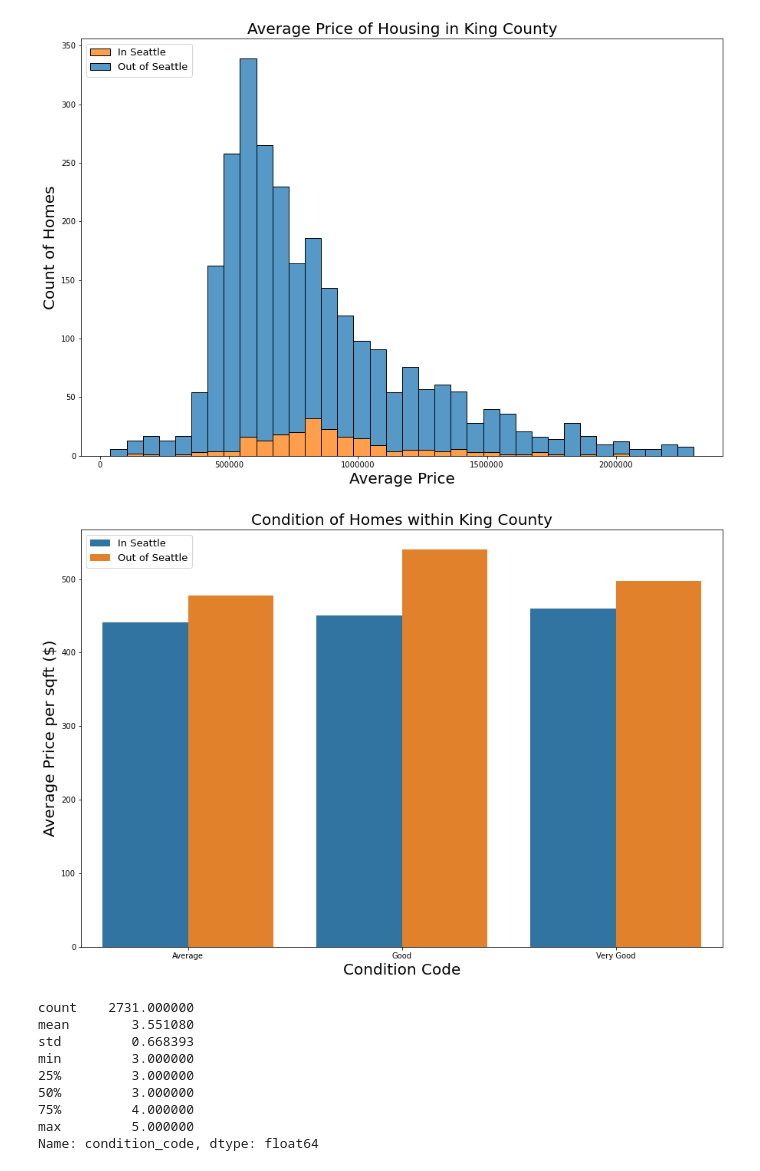
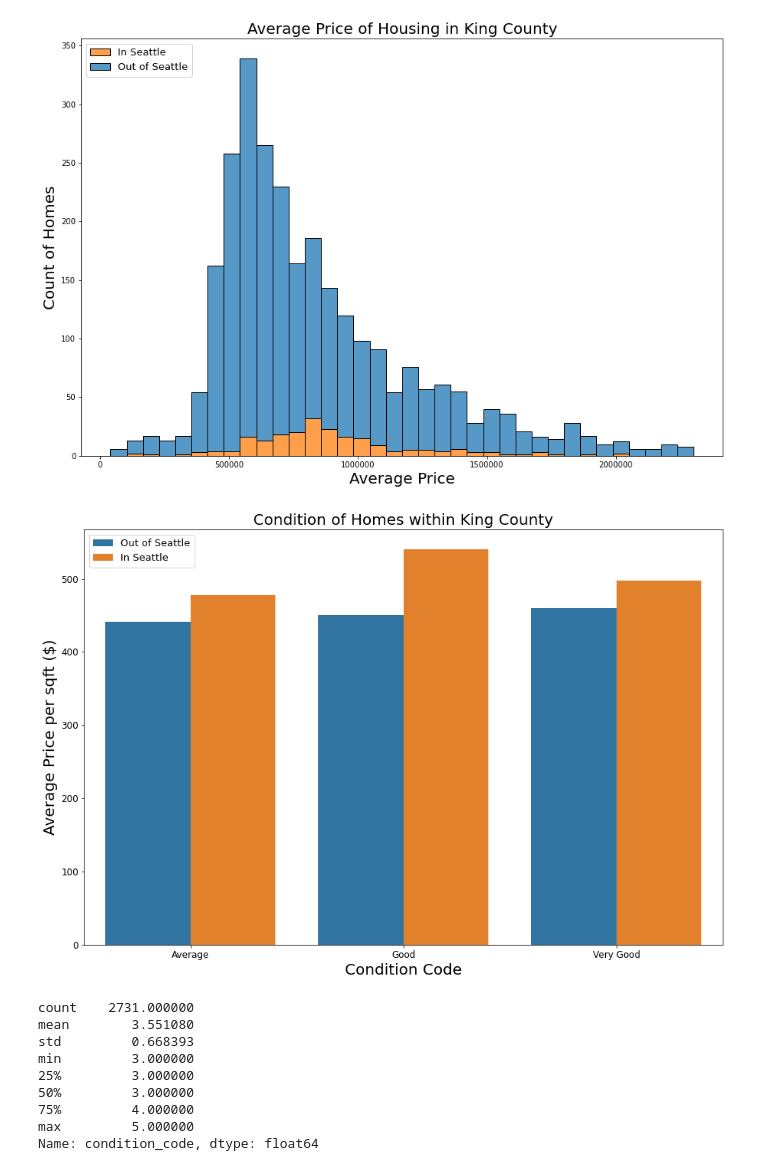
Before and after one commit to albertcchen/dsc-phase-2-project, a Jupyter notebook: Data_Visuals.ipynb, the cells around one changed output. Saved outputs shown, nothing was run; the diff lists cells and outputs as text; code cells hidden in the pictures.

Commit message:
corrected color legends

```diff
--- a/Data_Visuals.ipynb
+++ b/Data_Visuals.ipynb
@@ -152,18 +140,19 @@ plt.ticklabel_format(style='plain',axis='x');
 # %%
 fig, ax = plt.subplots(figsize = (15 , 10))
 
 import matplotlib.ticker as ticker
 from matplotlib import pyplot as plt
 
 sns.barplot(x=data_relevant["condition_code"], y=data_relevant['price_sqft'], hue=data_relevant["in_Seattle"], ci = None)
-ax.legend(loc='upper left', labels=['In Seattle', 'Out of Seattle'], fontsize = 13)
+ax.legend(loc='upper left', labels=['Out of Seattle', 'In Seattle'], fontsize = 13)
 ax.set_xlabel('Condition Code', fontsize = 20)
 ax.set_ylabel('Average Price per sqft ($)', fontsize = 20)
 ax.set_title('Condition of Homes within King County', fontsize = 20)
 plt.ticklabel_format(style='plain',axis='y')
-ax.set_xticklabels(['Average','Good', 'Very Good']);
+ax.set_xticklabels(['Average','Good', 'Very Good'])
+ax.tick_params(axis='both', which='major', labelsize=12);
 # %% [output]
-[figure, old version]
+[figure, new version]
 # %%
 data_relevant.condition_code.describe()
 # %% [output]
```
Also changed, not shown: parts of 15 cells of this notebook.
